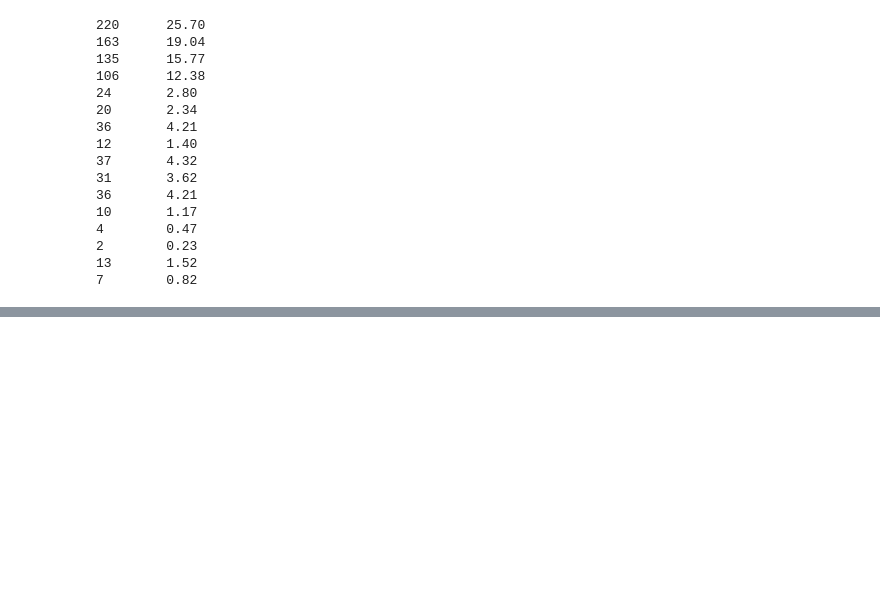
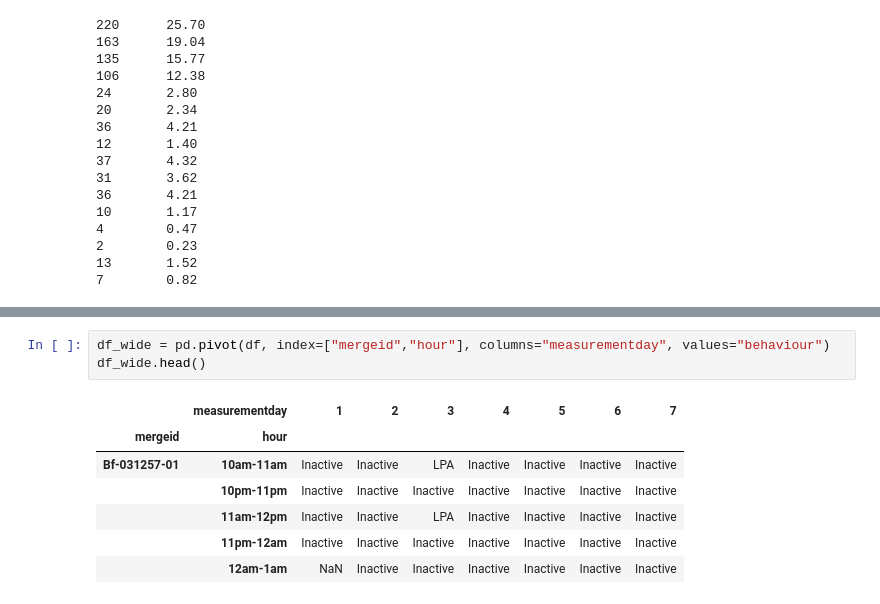
Before and after one commit to mjoeli/csb_project, a Jupyter notebook: regression.ipynb, the cells around one changed output, grey strips where cells are left out. Drawn from its saved outputs; the diff is of its cells as text; blank space fills up the shorter version.

```diff
--- a/regression.ipynb
+++ b/regression.ipynb
@@ -665,0 +771,11 @@ plt.show()
+# %%
+df_wide = pd.pivot(df, index=["mergeid","hour"], columns="measurementday", values="behaviour")
+df_wide.head()
+# %% [output]
+|  | measurementday | 1 | 2 | 3 | 4 | 5 | 6 | 7 |
+| mergeid | hour |  |  |  |  |  |  |  |
+| Bf-031257-01 | 10am-11am | Inactive | Inactive | LPA | Inactive | Inactive | Inactive | Inactive |
+|  | 10pm-11pm | Inactive | Inactive | Inactive | Inactive | Inactive | Inactive | Inactive |
+|  | 11am-12pm | Inactive | Inactive | LPA | Inactive | Inactive | Inactive | Inactive |
+|  | 11pm-12am | Inactive | Inactive | Inactive | Inactive | Inactive | Inactive | Inactive |
+|  | 12am-1am | NaN | Inactive | Inactive | Inactive | Inactive | Inactive | Inactive |
```
Also changed, not shown: parts of 18 cells of this notebook.
